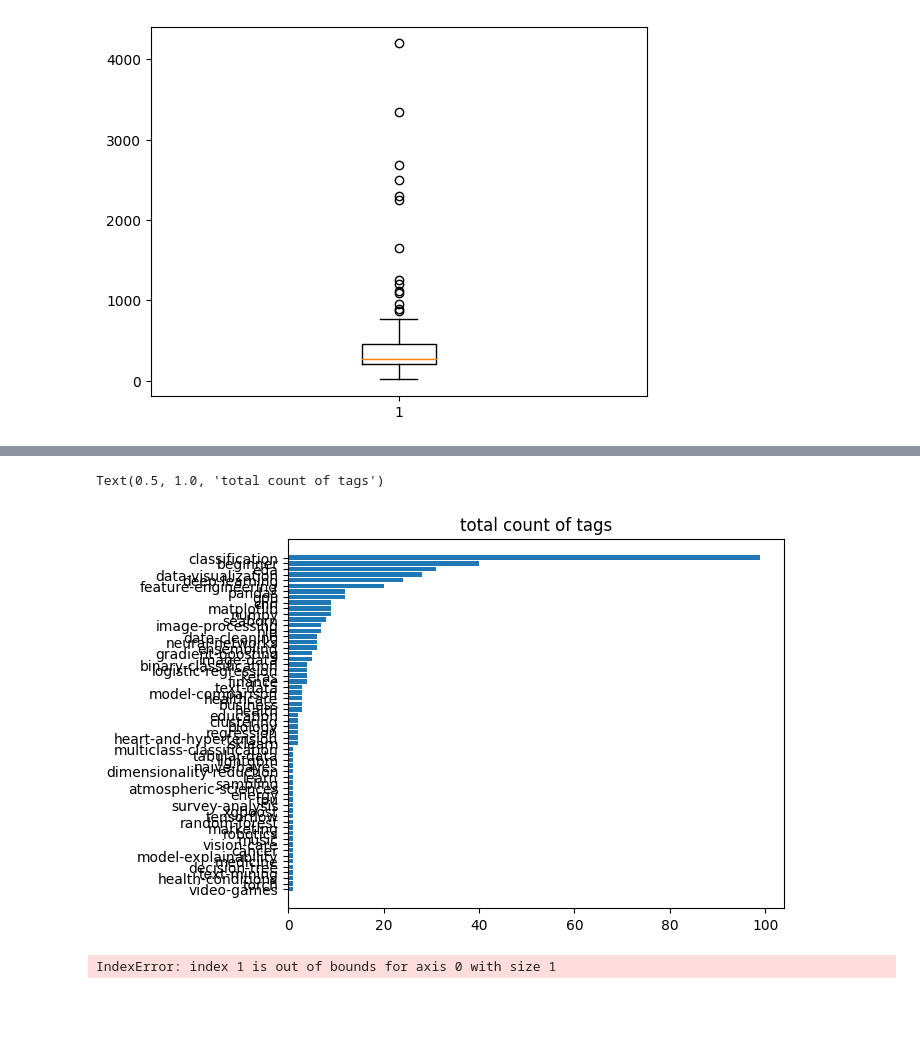
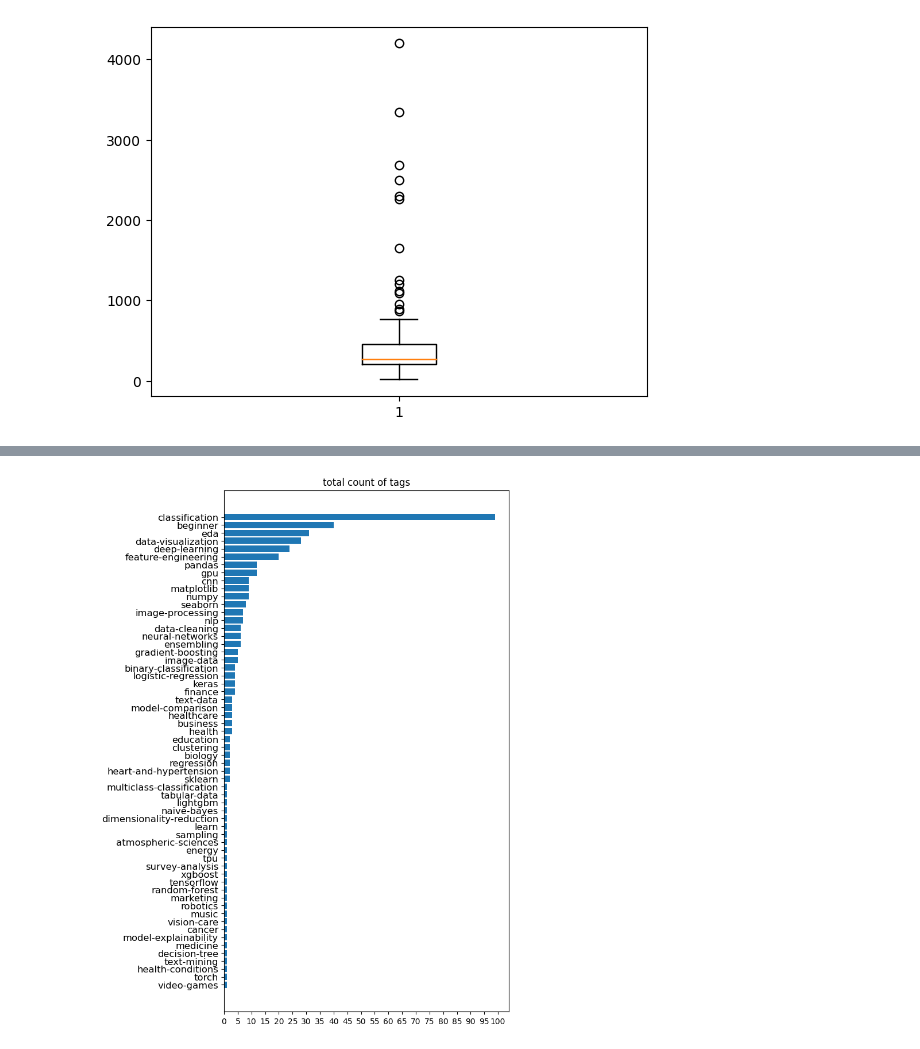
Before and after one commit to CoenBeemer/AI, a Jupyter notebook: src/overlordAI.ipynb, the cells around one changed output, grey strips where cells are left out. Drawn from its saved outputs; the diff is of its cells as text; code cells hidden in the pictures; blank space fills up the shorter version.

```diff
--- a/src/overlordAI.ipynb
+++ b/src/overlordAI.ipynb
@@ -31,6 +31,9 @@ I added an optional download for the used workbooks so you have them saved local
 useScrapedCsv = True
 downloadWorkbooks = False
 downloadDatasets = False
+
+
+dataSourceLinkLength = 200
 # %% [markdown]
 # reading data
 # %% [markdown]
@@ -42,10 +45,11 @@ sourcelist = pd.read_csv("../data/models/sources.csv")
 index = 0
 
 if(useScrapedCsv):
-    df = pd.read_csv("kaggleScrape.csv")
+    df = pd.read_csv("kaggleScrape.csv", index_col=0)
 else:
     # print(sourcelist)
     for item in sourcelist['Sources']:  # loop through sources
+        print(index)
         r = requests.get(item)  # get the html data
 
     # add data to the df
@@ -73,14 +77,14 @@ for index, row in df.iterrows():
     # print(row['content'])
     iter =0
     index2=0
-    for iter in range(200):
+    for iter in range(dataSourceLinkLength):
         dataSourceUrl = re.findall("\"dataSourceUrl\"\:.{%d}\"thumbnailUrl\""%iter, row['content'])
         if(dataSourceUrl):
             #print("Dataset Url: %s"%dataSourceUrl)
             for source in dataSourceUrl:
                 sourceClean = re.split(':|,|"', source)[4]
                 df.loc[df['index'] == index, 'dataSourceUrl%d'%index2] = str(sourceClean)
-                #print("Dataset Url: %s"%sourceClean)
+                print("Dataset Url: %s"%sourceClean)
                 if(downloadDatasets and not useScrapedCsv):
                     sourceSplit = sourceClean.split('/', maxsplit=2)
                     if(sourceSplit[1]=='datasets'):
@@ -331,55 +390,28 @@ plt.show()
 # %%
 dftemp = pd.DataFrame([], columns=[
                   'height', 'bars'])
 inLoop = False
 index =0
-
+singleUseTags=0
 for column in df:
     #print(column)
     if(inLoop):
+
         dftemp.loc[index,"bars"] = str(column)
         dftemp.loc[index, "height"] = df[column].value_counts()[1]
         index +=1
     if(column=='tags'):
         inLoop = True
 inLoop=False
 
 dftemp = dftemp.sort_values(by=['height'])
+f=plt.figure()
+scaleValue = dftemp.index.max()/5
+f.set_figheight(scaleValue)
 plt.barh(y=dftemp.bars, width=dftemp.height)
 plt.title('total count of tags')
-# y_pos = np.arange(len(bars))
-
-# # Create bars
-# plt.barh(y_pos, height)
-
-# # Create names on the x-axis
-# plt.yticks(y_pos, bars)
-
-# # Show graphic
-# plt.show()
+plt.yticks(fontsize=scaleValue)
+plt.xticks(np.arange(0, max(dftemp.height)+5, 5))
+plt.show()
 # %% [output]
-Text(0.5, 1.0, 'total count of tags')
-[figure, old version]
+[figure, new version]
-# %%
-dftemp = pd.DataFrame([], columns=[
-                  'height', 'bars'])
-inLoop = False
-index =0
-
-for column in df:
-    #print(column)
-    if(column=='runTime'):
-        inLoop=False
-    if(inLoop):
-        dftemp.loc[index,"bars"] = str(column)
-        dftemp.loc[index, "height"] = df[column].value_counts()[1]
-        index +=1
-    if(column=='content'):
-        inLoop = True
-inLoop=False
-
-dftemp = dftemp.sort_values(by=['height'])
-plt.barh(y=dftemp.bars, width=dftemp.height)
-plt.title('total count of tags')
-# %% [output]
-IndexError: index 1 is out of bounds for axis 0 with size 1
```
Also changed, not shown: parts of 8 cells of this notebook.
